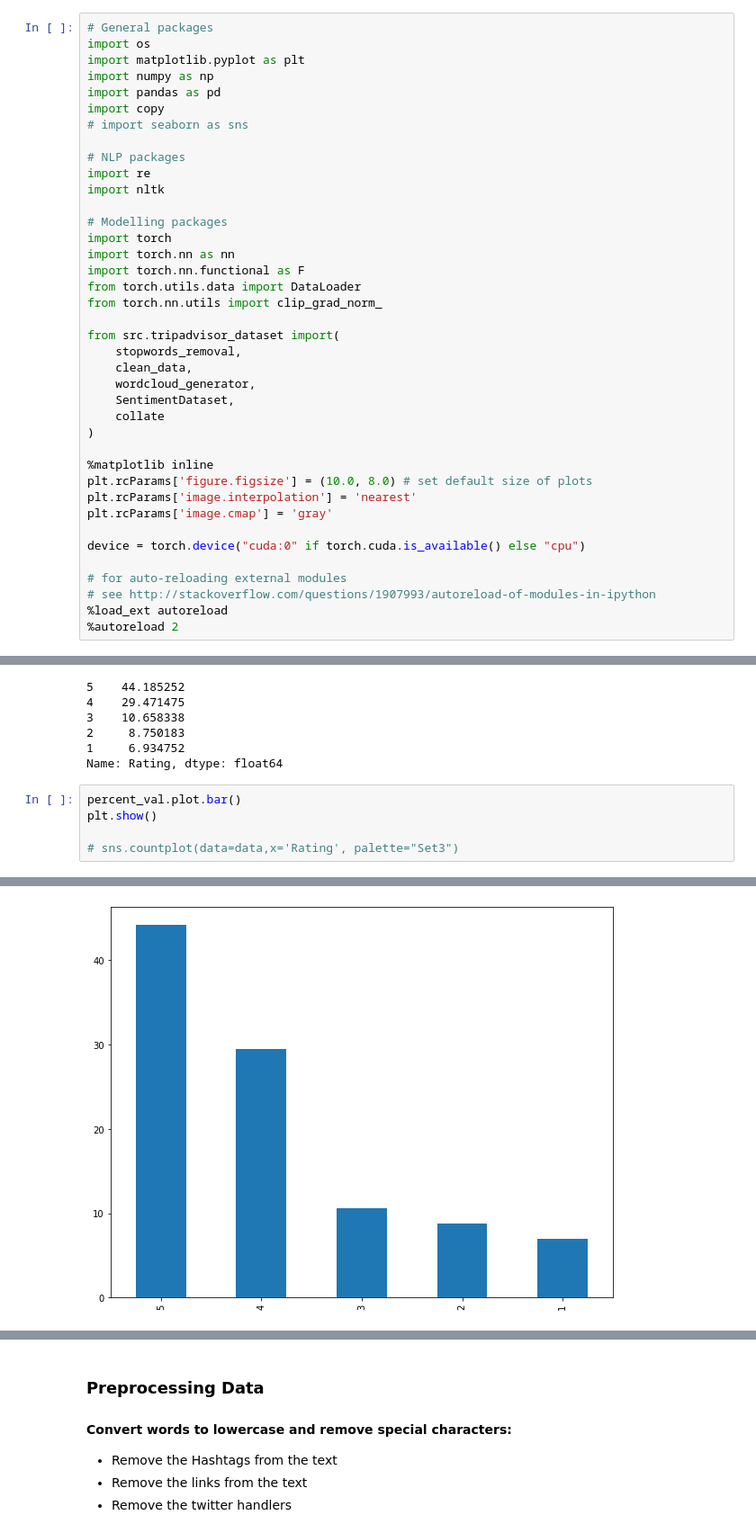
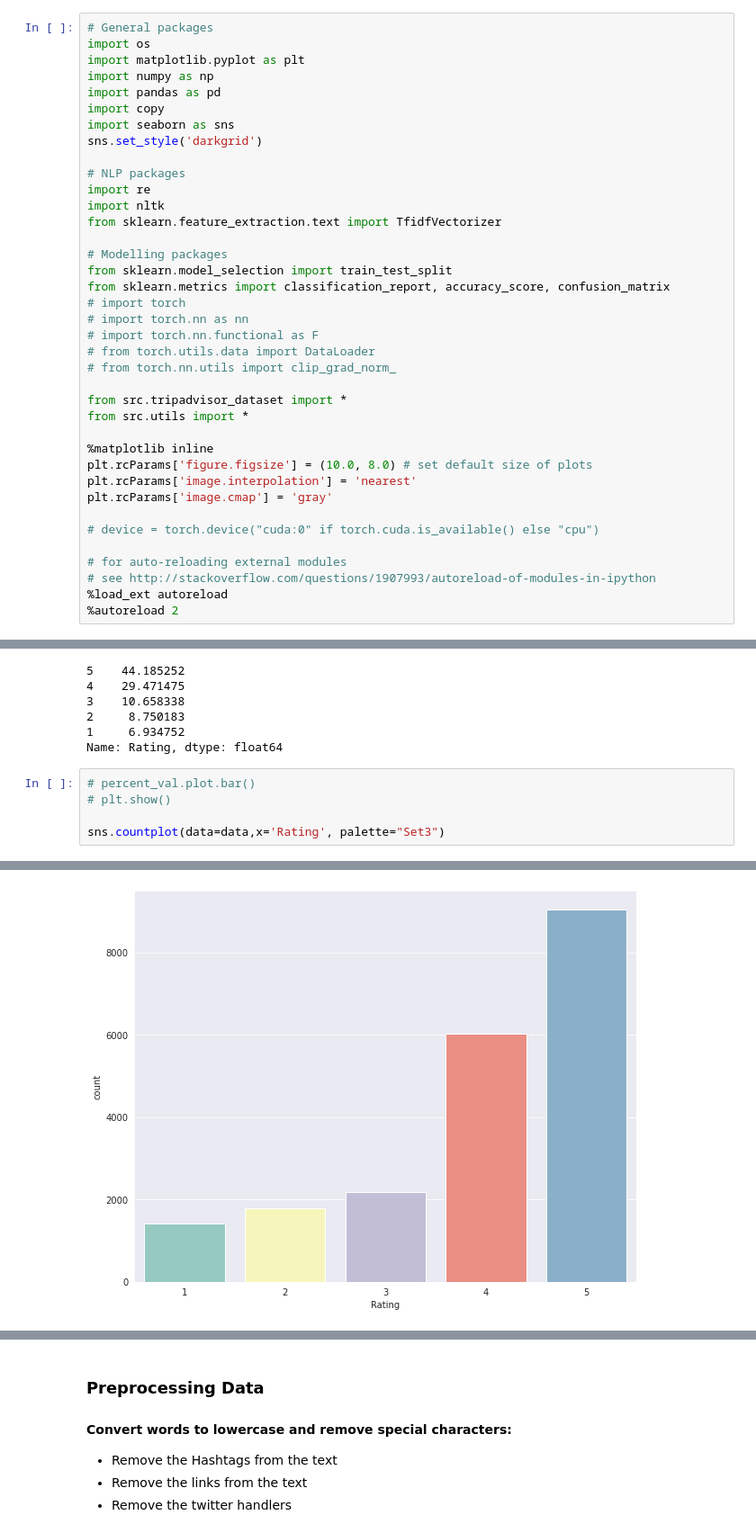
Before and after one commit to Notram1/sentiment-analysis-tripadvisor, a Jupyter notebook: Sentiment_analysis-tripadvisor.ipynb, the cells around one changed output, grey strips where cells are left out. Shown at 90% size. Saved outputs shown, nothing was run; the diff lists cells and outputs as text.

Commit message:
Sentiment Analysis v1.0

```diff
--- a/Sentiment_analysis-tripadvisor.ipynb
+++ b/Sentiment_analysis-tripadvisor.ipynb
@@ -33,33 +33,32 @@ import matplotlib.pyplot as plt
 import numpy as np
 import pandas as pd
 import copy
-# import seaborn as sns
+import seaborn as sns
+sns.set_style('darkgrid')
 
 # NLP packages
 import re
 import nltk
+from sklearn.feature_extraction.text import TfidfVectorizer
 
 # Modelling packages
-import torch
-import torch.nn as nn
-import torch.nn.functional as F
-from torch.utils.data import DataLoader
-from torch.nn.utils import clip_grad_norm_
+from sklearn.model_selection import train_test_split
+from sklearn.metrics import classification_report, accuracy_score, confusion_matrix
+# import torch
+# import torch.nn as nn
+# import torch.nn.functional as F
+# from torch.utils.data import DataLoader
+# from torch.nn.utils import clip_grad_norm_
 
-from src.tripadvisor_dataset import(
-    stopwords_removal,
-    clean_data,
-    wordcloud_generator,
-    SentimentDataset,
-    collate
-)
+from src.tripadvisor_dataset import *
+from src.utils import *
 
 %matplotlib inline
 plt.rcParams['figure.figsize'] = (10.0, 8.0) # set default size of plots
 plt.rcParams['image.interpolation'] = 'nearest'
 plt.rcParams['image.cmap'] = 'gray'
 
-device = torch.device("cuda:0" if torch.cuda.is_available() else "cpu")
+# device = torch.device("cuda:0" if torch.cuda.is_available() else "cpu")
 
 # for auto-reloading external modules
 # see http://stackoverflow.com/questions/1907993/autoreload-of-modules-in-ipython
@@ -124,8 +128,8 @@ percent_val
 1     6.934752
 Name: Rating, dtype: float64
 # %%
-percent_val.plot.bar()
-plt.show()
+# percent_val.plot.bar()
+# plt.show()
 
-# sns.countplot(data=data,x='Rating', palette="Set3")
+sns.countplot(data=data,x='Rating', palette="Set3")
 # %% [output]
@@ -132,2 +137,2 @@ plt.show()
-[figure, old version]
+[figure, new version]
 # %% [markdown]
```
Also changed, not shown: parts of 41 cells of this notebook, 3 other files.
